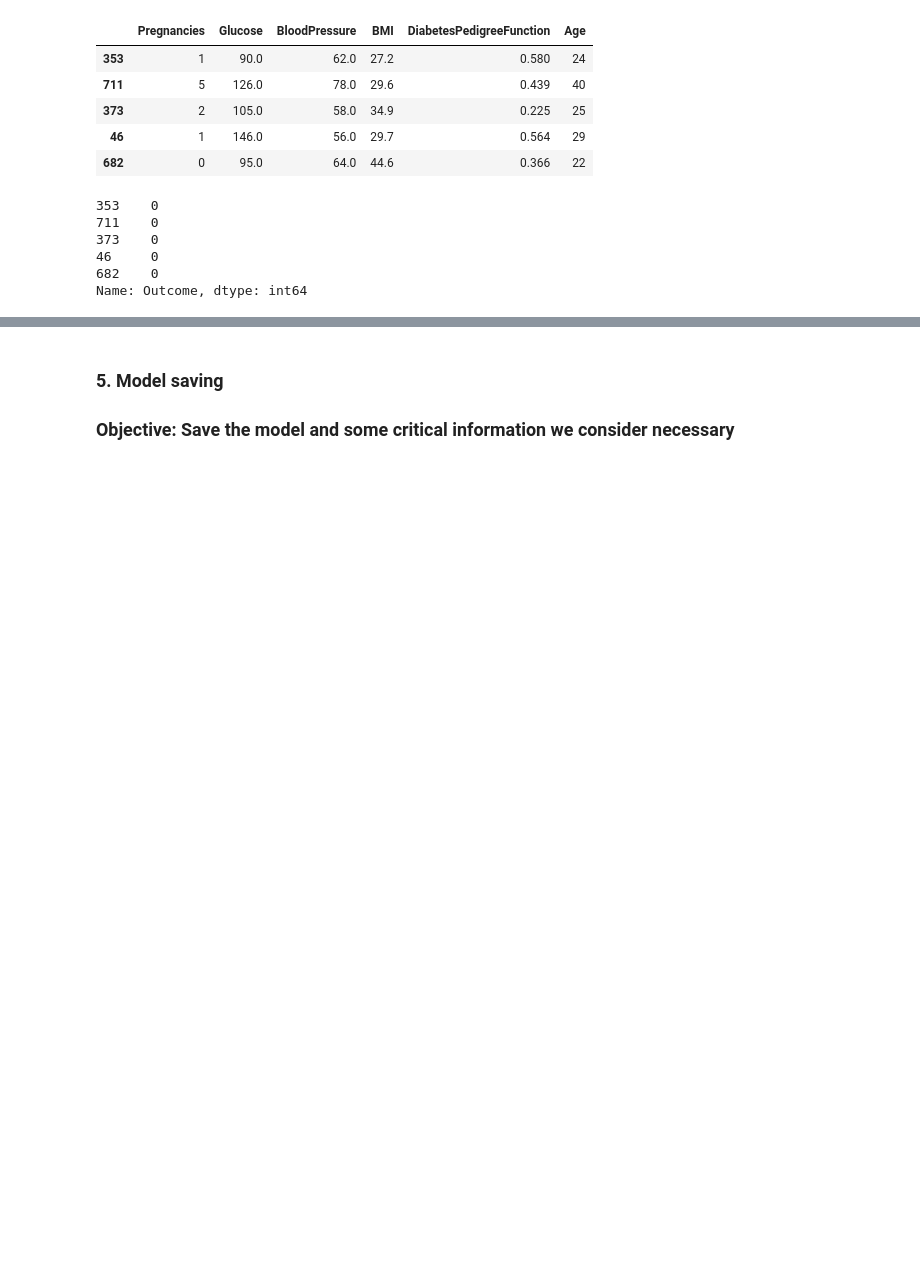
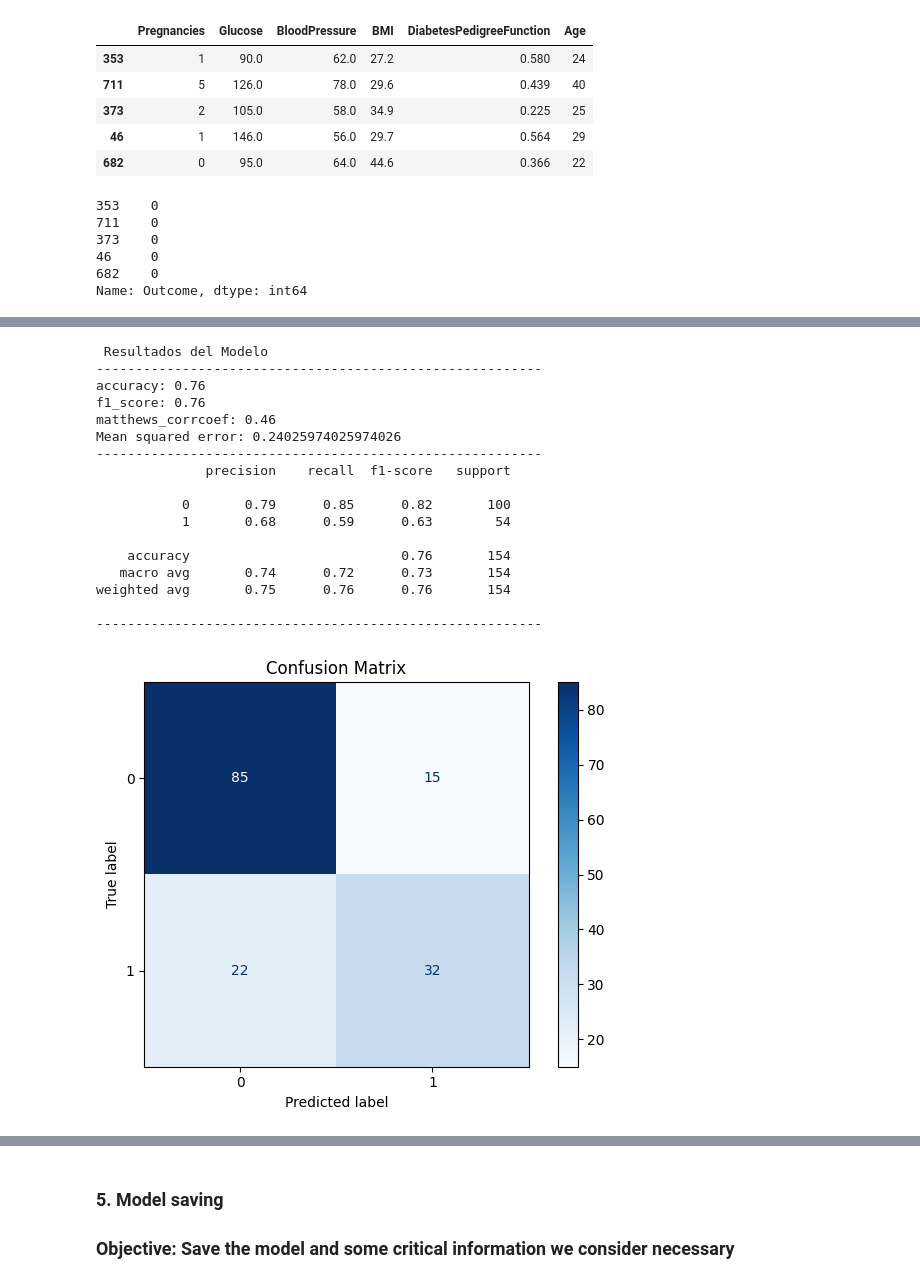
Before and after one commit to Ktabata/boosting_algorithms, a Jupyter notebook: src/explore.ipynb, the cells around one changed output, grey strips where cells are left out. Saved outputs shown, nothing was run; the diff lists cells and outputs as text; code cells hidden in the pictures; blank space fills up the shorter version.

```diff
--- a/src/explore.ipynb
+++ b/src/explore.ipynb
@@ -287 +308,39 @@ Mean squared error: 0.2727272727272727
+# %%
+y_hat = clf_gboost_cv.best_estimator_.predict(X_test)
+print(" Resultados del Modelo")
+print("---------------------------------------------------------")
+print(f'accuracy: {accuracy_score(y_test, y_hat):.2f}')
+print(f"f1_score: {f1_score(y_test, y_hat, average='weighted'):.2f}")
+print(f'matthews_corrcoef: {matthews_corrcoef(y_hat, y_test):.2f}')
+auc = roc_auc_score(y_test, y_hat)
+print(f"Mean squared error: {mean_squared_error(y_test, y_hat)}")
+print("---------------------------------------------------------")
+print(classification_report(y_test, y_hat))
+print("---------------------------------------------------------")
+# 4. Matriz de Confusión
+cm = confusion_matrix(y_test, y_hat)
+disp = ConfusionMatrixDisplay(confusion_matrix=cm)
+disp.plot(cmap=plt.cm.Blues)
+plt.title('Confusion Matrix')
+plt.tight_layout()
+plt.show()
+# %% [output]
+ Resultados del Modelo
+---------------------------------------------------------
+accuracy: 0.76
+f1_score: 0.76
+matthews_corrcoef: 0.46
+Mean squared error: 0.24025974025974026
+---------------------------------------------------------
+              precision    recall  f1-score   support
+
+           0       0.79      0.85      0.82       100
+           1       0.68      0.59      0.63        54
+
+    accuracy                           0.76       154
+   macro avg       0.74      0.72      0.73       154
+weighted avg       0.75      0.76      0.76       154
+
+---------------------------------------------------------
+[figure, added]
 # %%
```
Also changed, not shown: parts of 7 cells of this notebook, 1 other file.
